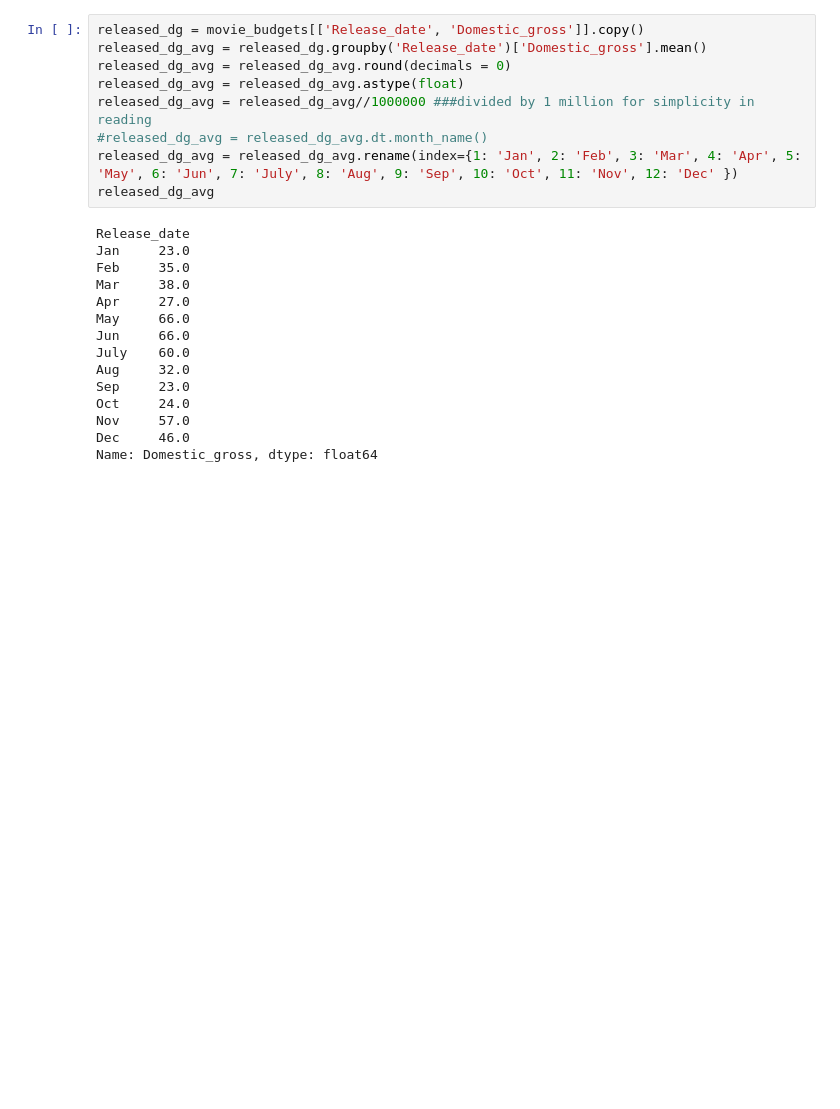
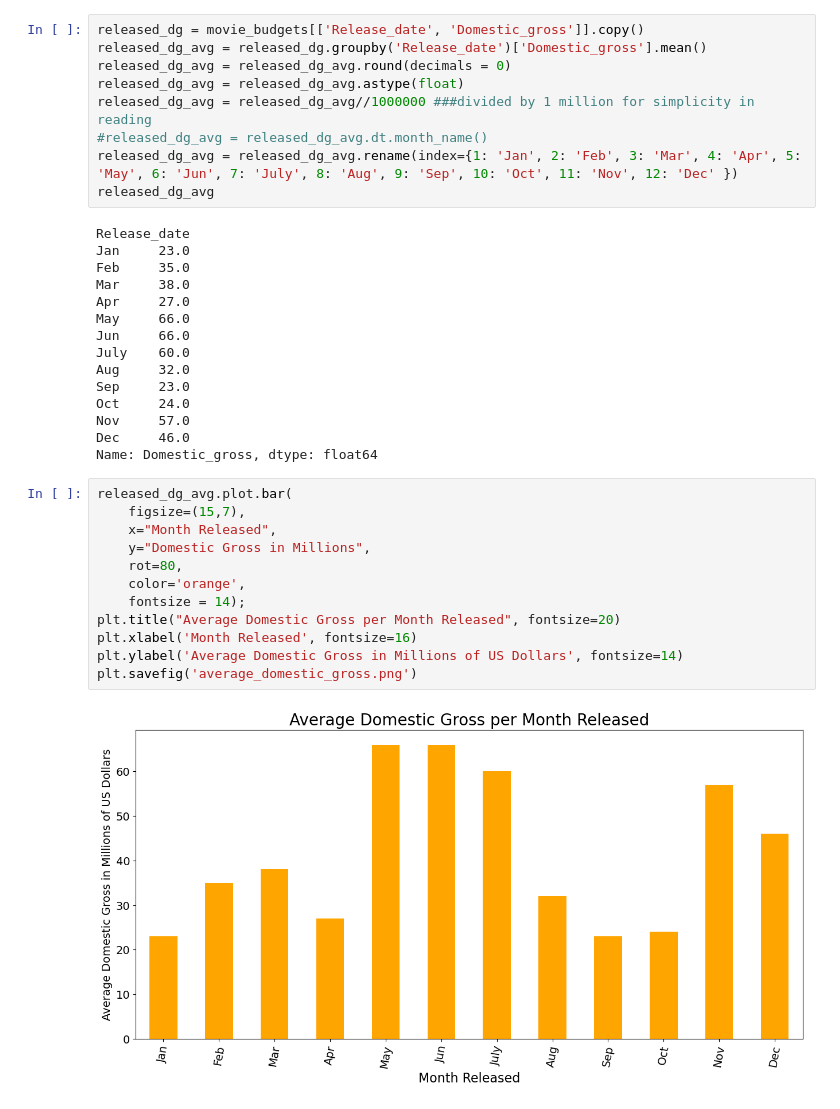
Before and after one commit to KMalinga/dsc-phase-1-project-v2-4, a Jupyter notebook: student.ipynb, the cells around one changed output. Cells and saved outputs as stored; diff of their text form; blank space fills up the shorter version.

```diff
--- a/student.ipynb
+++ b/student.ipynb
@@ -546,3 +546,17 @@ Oct     24.0
 Nov     57.0
 Dec     46.0
 Name: Domestic_gross, dtype: float64
+# %%
+released_dg_avg.plot.bar(
+    figsize=(15,7),
+    x="Month Released",
+    y="Domestic Gross in Millions",
+    rot=80,
+    color='orange',
+    fontsize = 14);
+plt.title("Average Domestic Gross per Month Released", fontsize=20)
+plt.xlabel('Month Released', fontsize=16)
+plt.ylabel('Average Domestic Gross in Millions of US Dollars', fontsize=14)
+plt.savefig('average_domestic_gross.png')
+# %% [output]
+[figure, added]
```
